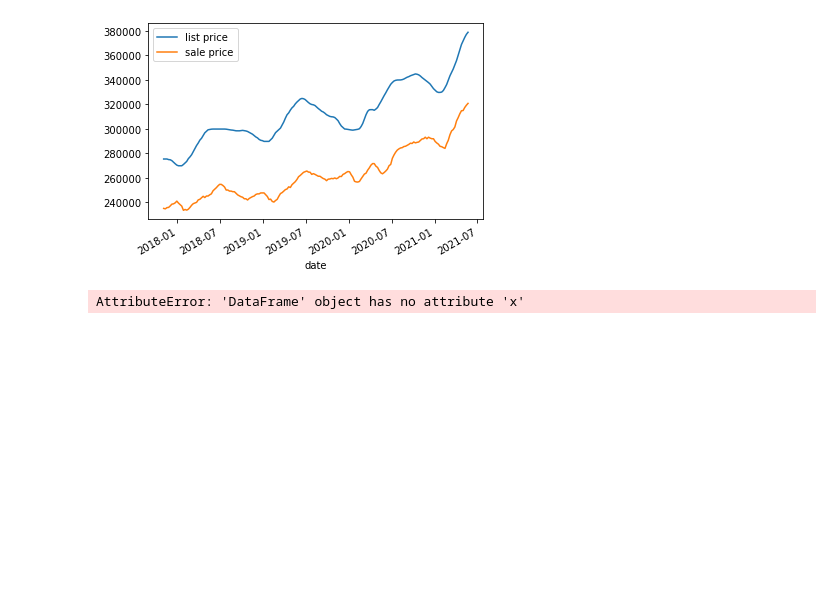
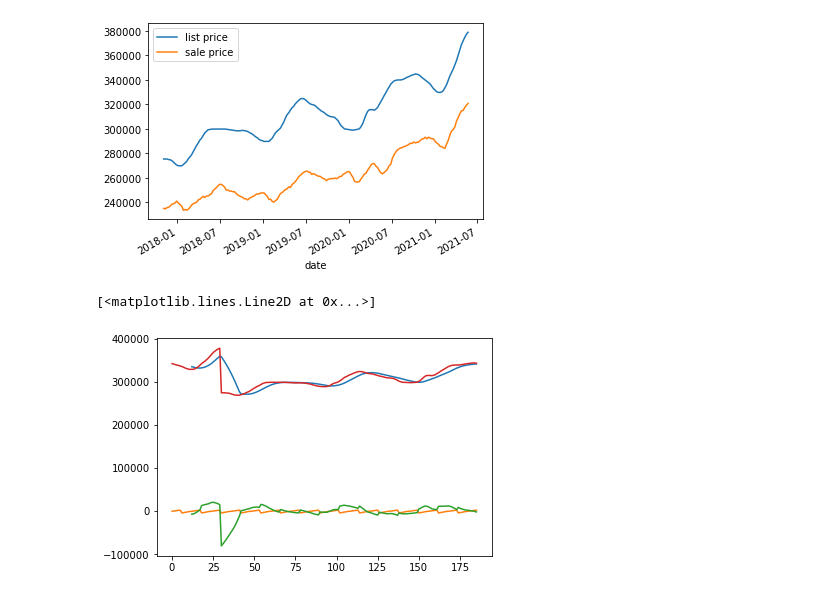
Before and after one commit to PhamJohn/Zillow_Group_Project, a Jupyter notebook: zillow_model1.ipynb, the cells around one changed output. Drawn from its saved outputs; the diff is of its cells as text; code cells hidden in the pictures; blank space fills up the shorter version.

```diff
--- a/zillow_model1.ipynb
+++ b/zillow_model1.ipynb
@@ -121,6 +121,10 @@ from keras.optimizers import Adam
 from livelossplot.keras import PlotLossesCallback
 
 from statsmodels.tsa.seasonal import seasonal_decompose
+# %%
+df =  us_df
+df["x"] = df["list price"]
+df["y"] = df["sale price"]
 # %%
 def train_test_builder(df,size_test=24,length_train_sequence = 24,length_forecast = 12, normalize = False):
 
@@ -167,14 +171,16 @@ def window_splitter(train_df,length_train_sequence = 24,length_forecast = 12):
     return x,y
 # %%
 # a naive seasonal decomposition
-series = us_df.x.values
+
+series = df.x.values
 result = seasonal_decompose(series, model='additive',freq=12,two_sided = False,)
 plt.plot(result.trend)
 plt.plot(result.seasonal)
 plt.plot(result.resid)
 plt.plot(result.observed)
 # %% [output]
-AttributeError: 'DataFrame' object has no attribute 'x'
+[<matplotlib.lines.Line2D at 0x...>]
+[figure, added]
 # %%
 train_x,train_y,test_x,test_y = train_test_builder(us_df)
 
```
Also changed, not shown: parts of 3 cells of this notebook.
